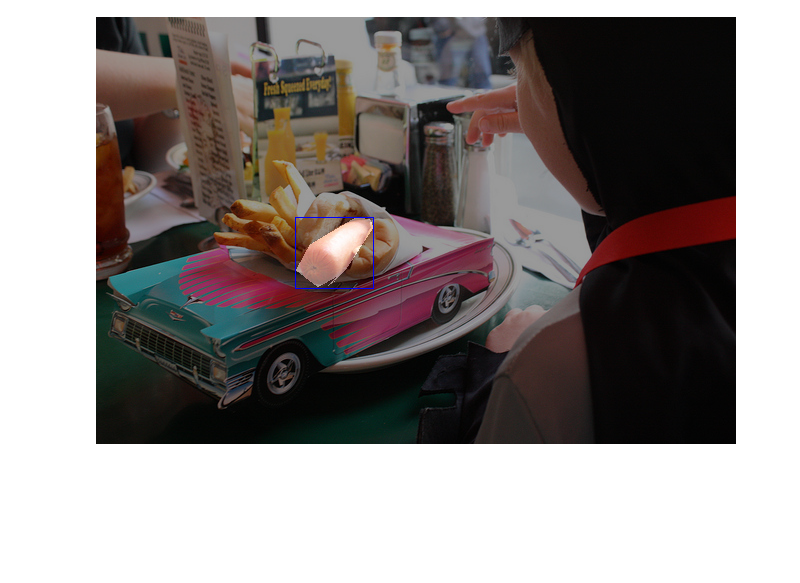
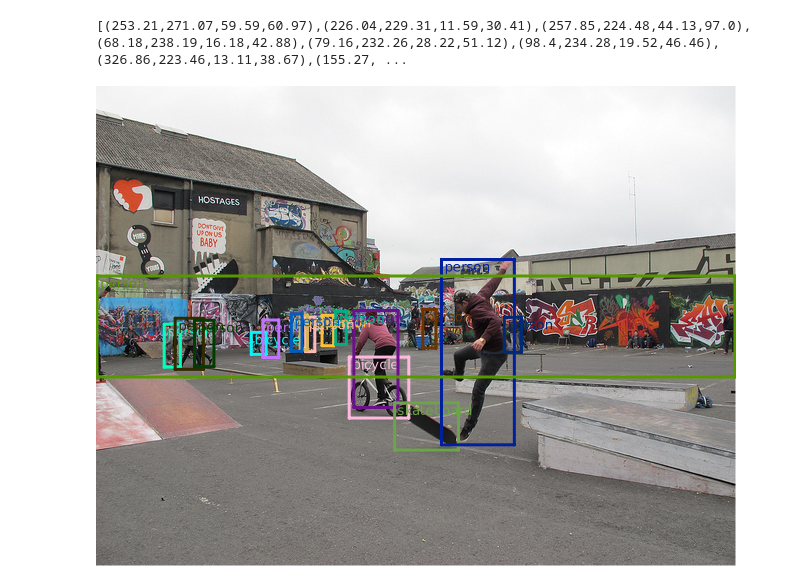
Before and after one commit to pierric/fei-cocoapi, a Jupyter notebook: examples/test.ipynb, the cells around one changed output. Drawn from its saved outputs; the diff is of its cells as text; code cells hidden in the pictures; blank space fills up the shorter version.

```diff
--- a/examples/test.ipynb
+++ b/examples/test.ipynb
@@ -49 +59,6 @@ imgs <- load "../imgs.store" :: IO (V.Vector Image)
+# %%
+Coco _ _ inst <- coco "/home/jiasen/dschungel/coco" "val2017"
+anns = inst ^. annotations
+imgs = inst ^. images
+cats = inst ^. categories
 # %%
@@ -80,10 +93,34 @@ JP.drawRectangle mutableBlendImg (floor x0) (floor y0) (floor x1) (floor y1) (JP
-# %%
-imgWithBB <- JP.freezeImage mutableBlendImg
-imgWithBB
-# %% [output]
-[figure, removed]
 # %%
 -- build mapping: image -> [annotation]
+# %%
+imgAnns = V.filter (\ann -> ann ^. ann_image_id == 87038) anns
+V.map (^. ann_bbox) imgAnns
+# %% [output]
+[(253.21,271.07,59.59,60.97),(226.04,229.31,11.59,30.41),(257.85,224.48,44.13,97.0),(68.18,238.19,16.18,42.88),(79.16,232.26,28.22,51.12),(98.4,234.28,19.52,46.46),(326.86,223.46,13.11,38.67),(155.27, ...
+# %%
+theImg = V.head $ V.filter ( (== 87038) . (^. img_id)) imgs
+theImgPath = "/home/jiasen/dschungel/coco/val2017/" ++ theImg ^. img_file_name
+Right imgRawDyn <- JP.readImage theImgPath
+imgRaw = JP.convertRGBA8 imgRawDyn :: JP.Image JP.PixelRGBA8
+# %%
+drawBB ann color =
+    withTexture (uniformTexture color) $ do
+        stroke 3 JoinRound (CapRound, CapRound) $ rectangle (V2 x0 y0) w0 h0
+        printTextAt font (PointSize 10) (V2 (x0+2) (y0+12)) catName
+  where
+    (x0, y0, w0, h0) = ann ^. ann_bbox
+    cat = V.head $ V.filter (\cat -> cat ^. odc_id == (ann ^. ann_category_id)) cats
+    catName = cat ^. odc_name
+
+colors <- V.generateM (length imgAnns) (\ _ -> do
+            RGB r g b <- toSRGB24 <$> randomCIELab
+            return $ JP.PixelRGBA8 r g b 255)
+
+renderDrawing (theImg ^. img_width) (theImg ^. img_height) (JP.PixelRGBA8 255 255 255 255) $ do
+    drawImage imgRaw 0 (V2 0 0)
+    V.zipWithM_ drawBB imgAnns colors
+# %% [output]
+[figure, added]
 # %%
 import GHC.Stats
 getRTSStats
```
Also changed, not shown: parts of 13 cells of this notebook, 5 other files.
